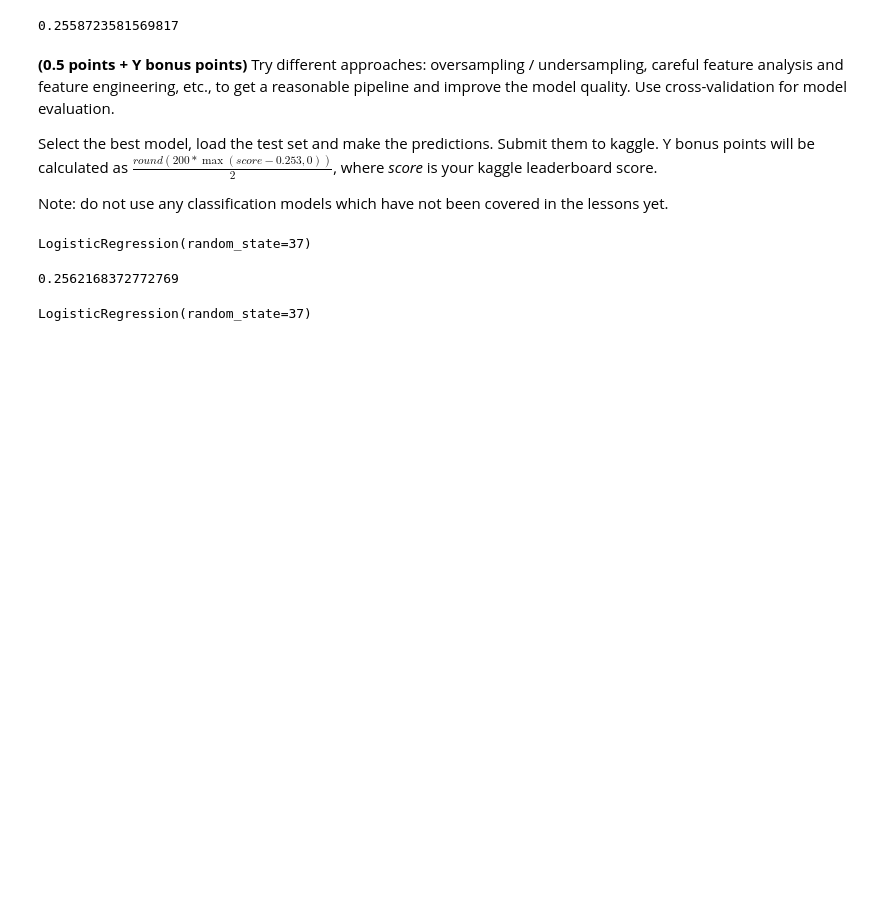
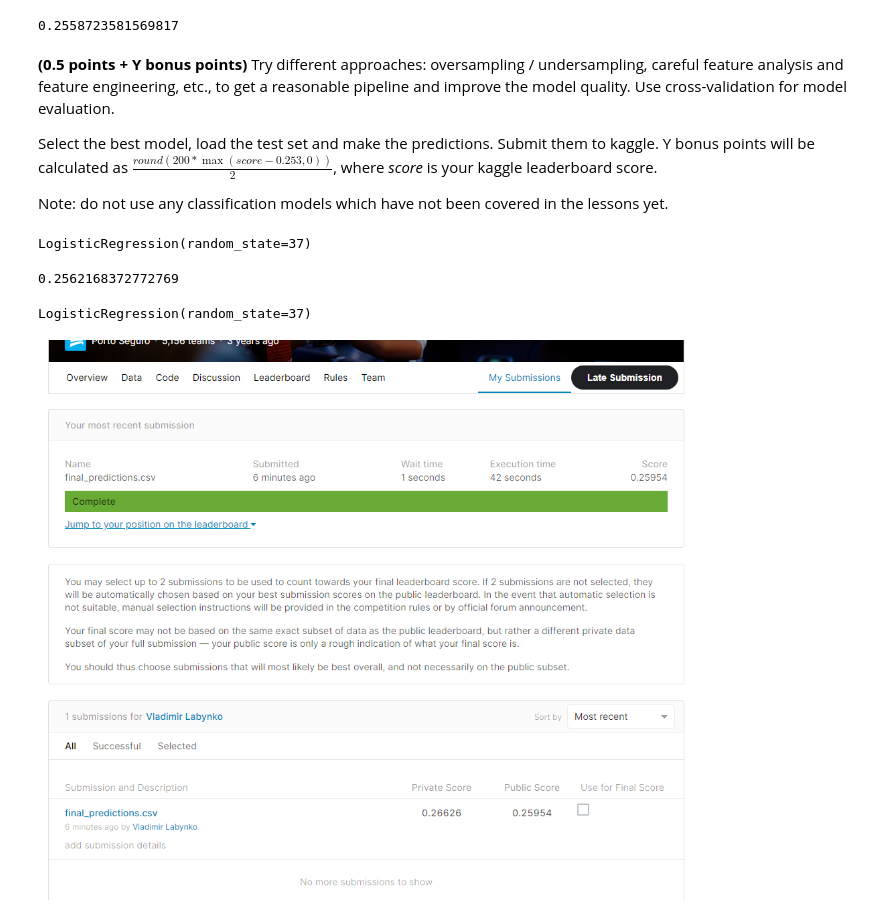
Before and after one commit to vladimirlabynko/classification-porto, a Jupyter notebook: classification.ipynb, the cells around one changed output. Cells and saved outputs as stored; diff of their text form; code cells hidden in the pictures; blank space fills up the shorter version.

Commit message:
Add code with score

```diff
--- a/classification.ipynb
+++ b/classification.ipynb
@@ -196,3 +196,8 @@ submission = pd.DataFrame()
 submission['id'] = test_id
 submission['target'] = prediction
 submission.to_csv('final_predictions.csv', index = False)
+# %%
+from IPython.display import Image
+Image("porto_score.png")
+# %% [output]
+[figure, added]
```
